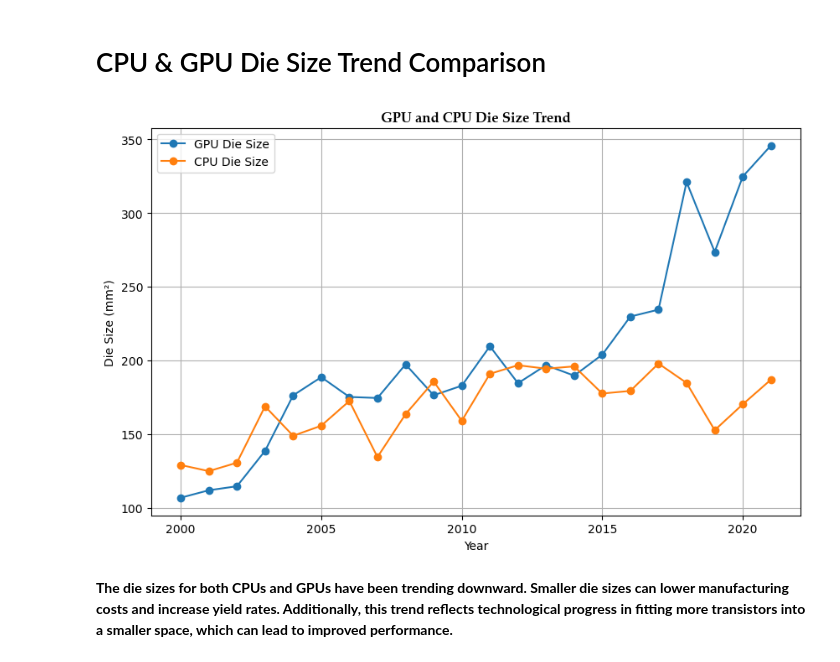
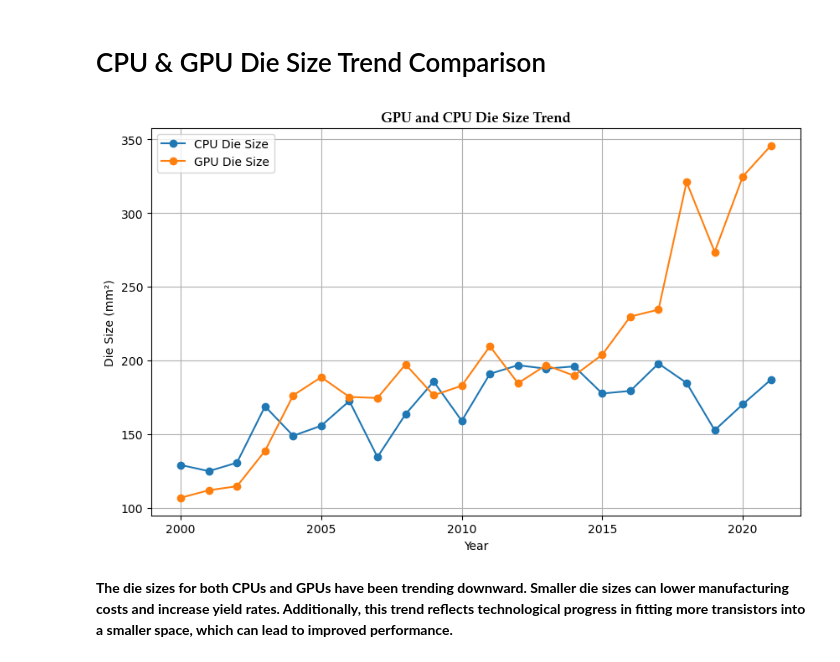
Before and after one commit to GlenjuneG/MATHEDA, a Jupyter notebook: WK8-Eda-Activity-2 - Exploratory-Data-Analysis/Exercise/Wk8-Exploratory-Data-Analysis.ipynb, the cells around one changed output. Drawn from its saved outputs; the diff is of its cells as text; code cells hidden in the pictures.

```diff
--- a/WK8-Eda-Activity-2 - Exploratory-Data-Analysis/Exercise/Wk8-Exploratory-Data-Analysis.ipynb
+++ b/WK8-Eda-Activity-2 - Exploratory-Data-Analysis/Exercise/Wk8-Exploratory-Data-Analysis.ipynb
@@ -502,20 +502,20 @@ df_gpu_ds
 # CPU & GPU Die Size Trend Comparison
 # %%
 plt.figure(figsize=(10, 6))
-plt.plot(df_gpu_ds['Year'], df_gpu_ds['Die_Size'], color='#1F77B4', marker='o', label='GPU Die Size')
-plt.plot(df_cpu_ds['Year'], df_cpu_ds['Die_Size'], color='#FF7F0E', marker='o', label='CPU Die Size')
+plt.plot(df_cpu_ds['Year'], df_cpu_ds['Die_Size'], color='#1F77B4', marker='o', label='CPU Die Size')
+plt.plot(df_gpu_ds['Year'], df_gpu_ds['Die_Size'], color='#FF7F0E', marker='o', label='GPU Die Size')
 
 plt.title('GPU and CPU Die Size Trend',
           fontfamily = 'Palatino Linotype',
           fontsize=12,
           fontweight='bold')
 plt.xlabel('Year')
 plt.ylabel('Die Size (mm²)')
 plt.legend()
 plt.grid(True)
 plt.show()
 # %% [output]
-[figure, old version]
+[figure, new version]
 # %% [markdown]
 **The die sizes for both CPUs and GPUs have been trending downward. Smaller die sizes can lower manufacturing costs and increase yield rates. Additionally, this trend reflects technological progress in fitting more transistors into a smaller space, which can lead to improved performance.**
 # %% [markdown]
```
Also changed, not shown: parts of 2 cells of this notebook.
